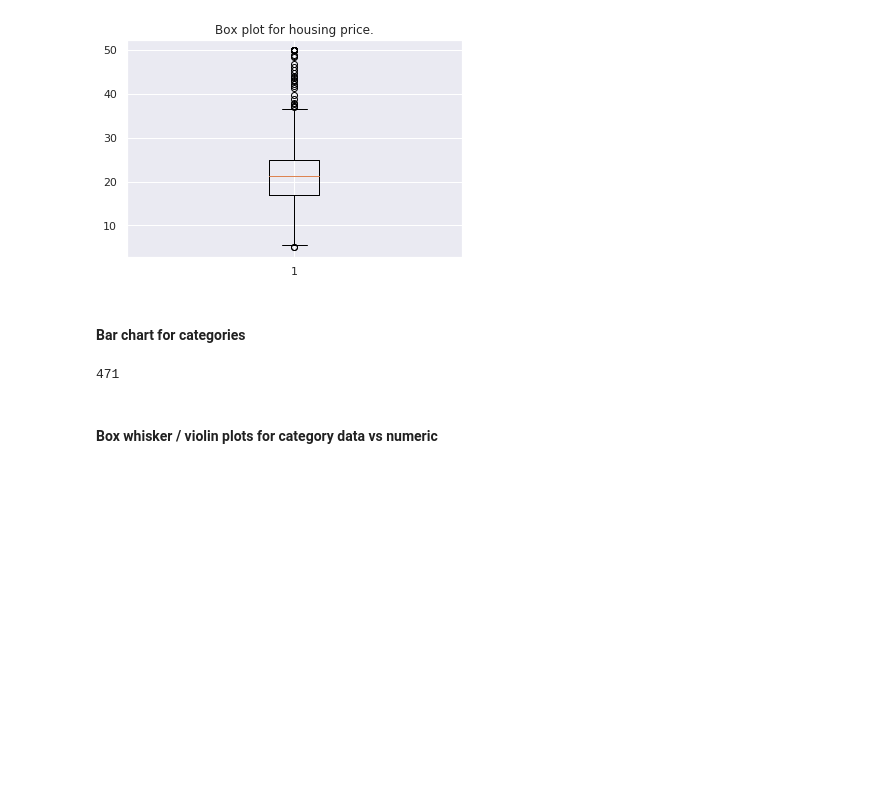
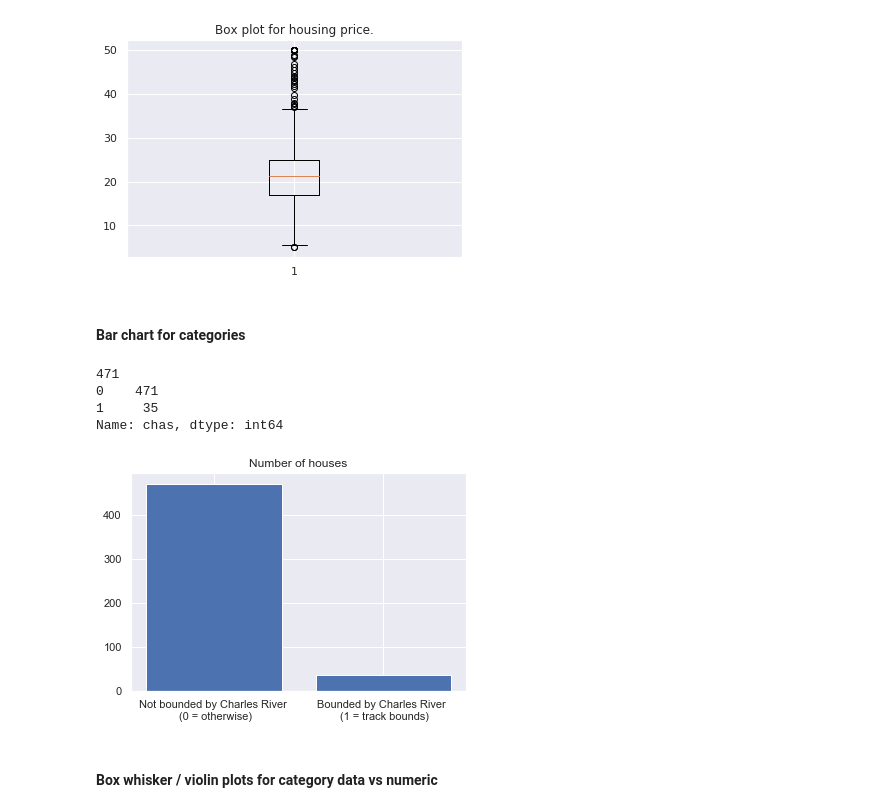
Before and after one commit to neomatrix369/awesome-ai-ml-dl, a Jupyter notebook: notebooks/jupyter/data/01_Exploratory_Data_Analysis_(Do_we_know_our_data).ipynb, the cells around one changed output. Cells and saved outputs as stored; diff of their text form; code cells hidden in the pictures; blank space fills up the shorter version.

```diff
--- a/notebooks/jupyter/data/01_Exploratory_Data_Analysis_(Do_we_know_our_data).ipynb
+++ b/notebooks/jupyter/data/01_Exploratory_Data_Analysis_(Do_we_know_our_data).ipynb
@@ -287,10 +307,21 @@ plt.show()
 [figure]
 # %% [markdown]
 #### Bar chart for categories
-# %%
-data[data["chas"] == 0].count()[0]
-# %% [output]
-471
+# %%
+print(data[data["chas"] == 0].count()[0])
+
+class_counts = pd.value_counts(data["chas"])
+print(class_counts)
+labels=["Not bounded by Charles River \n (0 = otherwise)", "Bounded by Charles River \n (1 = track bounds)", ]
+plt.bar(labels, class_counts)
+plt.title('Number of houses')
+plt.show()
+# %% [output]
+471
+0    471
+1     35
+Name: chas, dtype: int64
+[figure, added]
 # %% [markdown]
 #### Box whisker / violin plots for category data vs numeric
 # %%
```
Also changed, not shown: parts of 6 cells of this notebook.
